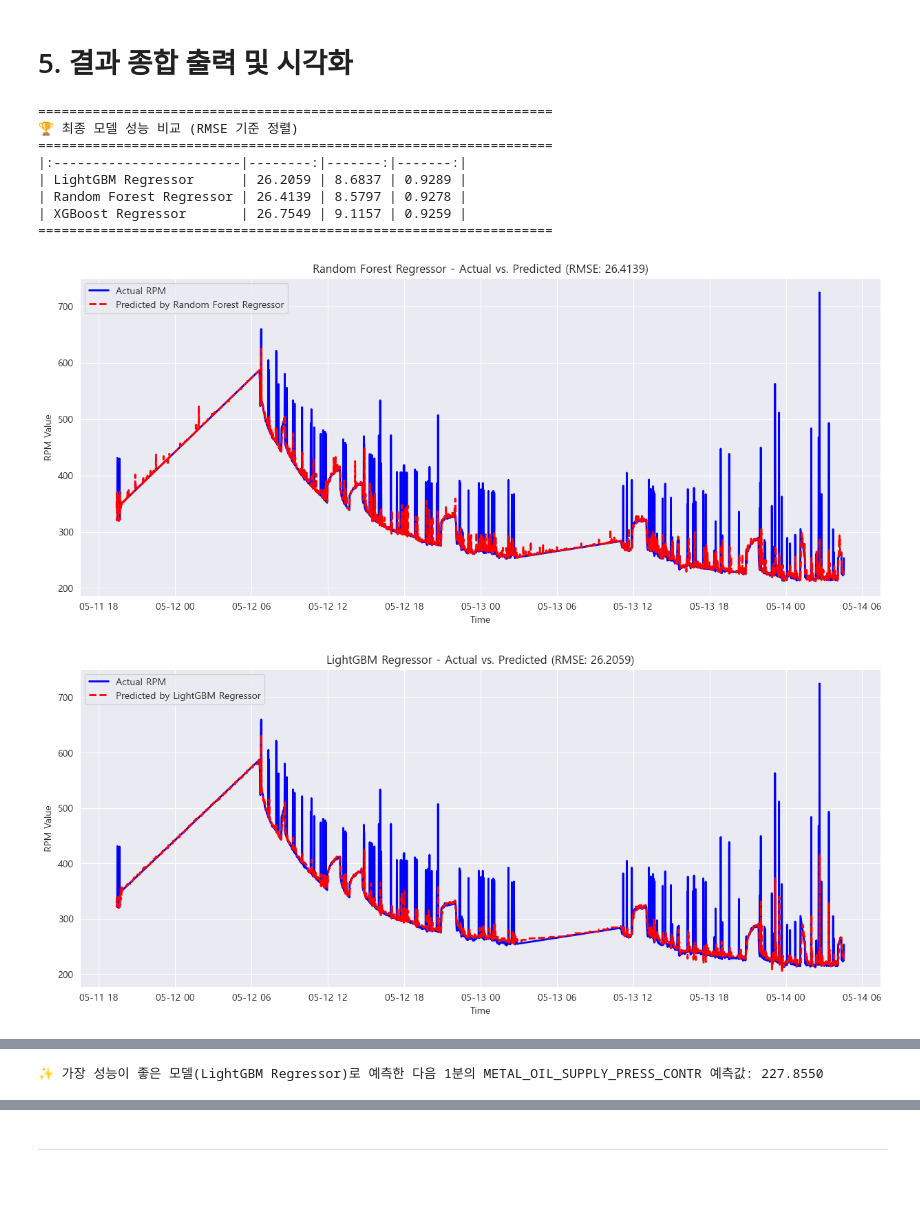
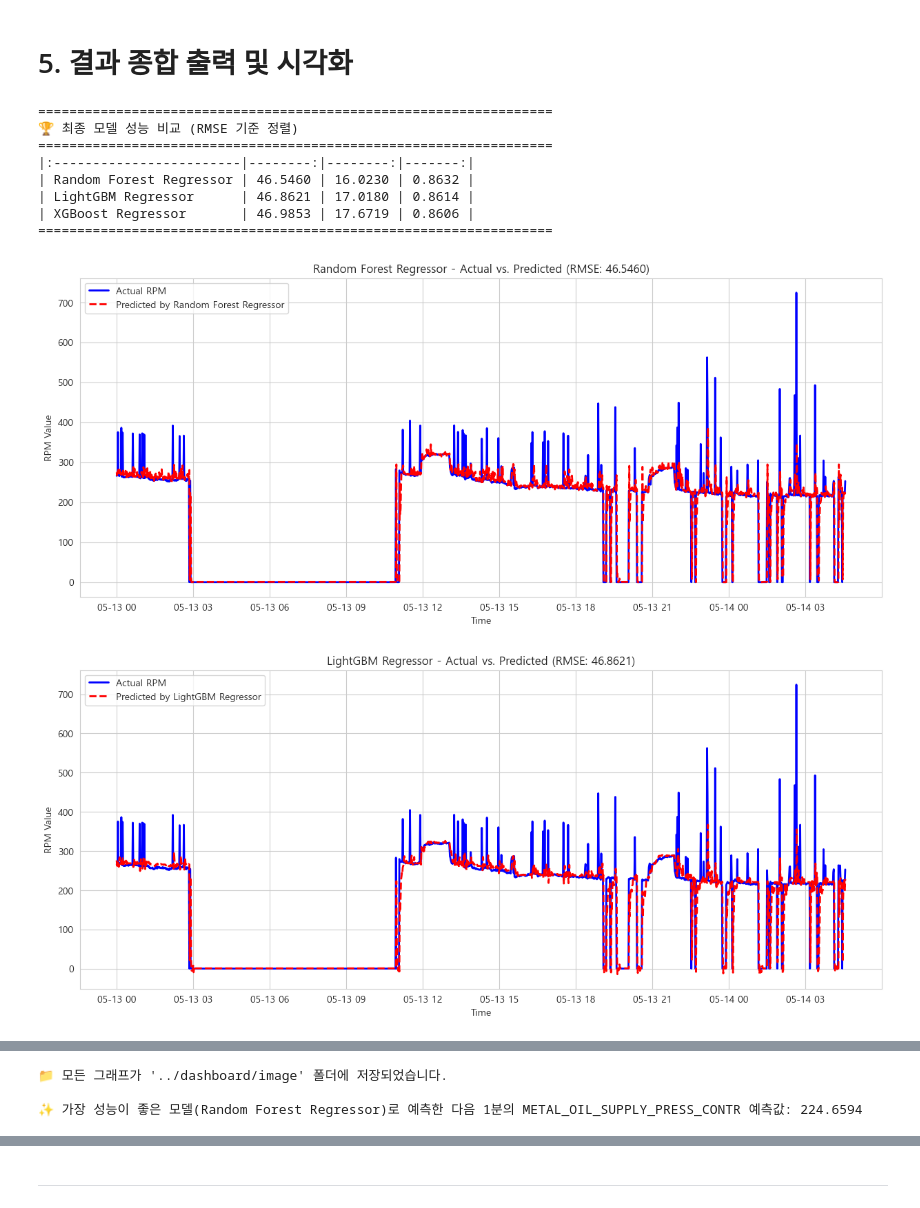
Before and after one commit to HDCLABS-NOVA/ai01-1st-1team-seokjuksun, a Jupyter notebook: code/CompForecasting.ipynb, the cells around one changed output, grey strips where cells are left out. Cells and saved outputs as stored; diff of their text form; code cells hidden in the pictures.

```diff
--- a/code/CompForecasting.ipynb
+++ b/code/CompForecasting.ipynb
@@ -69,8 +70,7 @@ df_resampled = df.resample('1T').mean()
 print(f"✅ 데이터 리샘플링 완료: 초단위 -> 1분 단위 ({df_resampled.shape[0]}개 관측치)")
 
 # 결측치 처리 (선형보간을 적용)
-df_resampled = df_resampled.interpolate(method='linear')
-df_resampled = df_resampled.fillna(df_resampled.mean())
+df_resampled = df_resampled.fillna(0)
 
 # Lag Feature 생성 (과거를 10분 데이터 특징으로 사용)
 n_lags = 10
@@ -108,10 +92,13 @@ df_features = df_features.dropna()
 X = df_features.drop(columns=[TARGET_COLUMN])
 y = df_features[TARGET_COLUMN]
 
-# 학습(Train) 및 테스트(Test) 데이터 분리
-test_size = 0.2
-test_index = int(len(X) * (1 - test_size))
-X_train, X_test = X[:test_index], X[test_index:]
-y_train, y_test = y[:test_index], y[test_index:]
-print(f"📊 학습 데이터 크기: {len(X_train)}개, 테스트 데이터 크기: {len(X_test)}개")
+# 학습(Train) 및 테스트(Test) 데이터 분리 (특정 날짜 기준)
+split_date = '2022-05-13 00:00:00'
+X_train = X[X.index < split_date]
+X_test = X[X.index >= split_date]
+y_train = y[y.index < split_date]
+y_test = y[y.index >= split_date]
+
+print(f"📊 학습 데이터: {X_train.index[0]} ~ {X_train.index[-1]} ({len(X_train)}개)")
+print(f"📊 테스트 데이터: {X_test.index[0]} ~ {X_test.index[-1]} ({len(X_test)}개)")
 # %% [output]
@@ -179,40 +167,52 @@ print("🏆 최종 모델 성능 비교 (RMSE 기준 정렬)")
 print("==================================================================")
 print(results_df.to_markdown(floatfmt=".4f"))
 print("==================================================================")
+
+# 그래프 저장 폴더 생성
+import os
+output_dir = '../dashboard/image'
+os.makedirs(output_dir, exist_ok=True)
 
 # 💡 모든 모델의 예측 결과를 개별적으로 시각화합니다.
 for model_name, data in results.items():
     predictions = data['Predictions']
     rmse_value = results_df.loc[model_name, 'RMSE'] # RMSE 값을 결과표에서 가져옴
 
     plt.figure(figsize=(15, 6))
     plt.plot(y_test.index, y_test.values, label='Actual RPM', color='blue', linewidth=2)
     plt.plot(y_test.index, predictions, label=f'Predicted by {model_name}', color='red', linestyle='--', linewidth=2)
 
     plt.title(f'{model_name} - Actual vs. Predicted (RMSE: {rmse_value:.4f})')
     plt.xlabel('Time')
     plt.ylabel('RPM Value')
     plt.legend()
     plt.grid(True)
+
+    # 그래프 저장
+    safe_model_name = "".join(c if c.isalnum() else "_" for c in model_name)
+    plt.savefig(f'{output_dir}/M_{safe_model_name}_actual_pred.png', dpi=300, bbox_inches='tight')
     plt.show()
+    plt.close()
+
+print(f"\n📁 모든 그래프가 '{output_dir}' 폴더에 저장되었습니다.")
 
 # (선택 사항) 다음 시점 예측 (가장 좋은 모델 사용)
 best_model_name = results_df.index[0]
 best_model = MODELS[best_model_name]
 
 # 예측에 사용할 데이터 (컬럼 이름 정리 필요)
 last_data = X.iloc[-1].to_frame().T
 last_data.columns = ["".join(c if c.isalnum() else "_" for c in str(x)) for x in last_data.columns]
 next_prediction = best_model.predict(last_data)
 print(f"\n✨ 가장 성능이 좋은 모델({best_model_name})로 예측한 다음 1분의 {TARGET_COLUMN} 예측값: {next_prediction[0]:.4f}")
 # %% [output]
 ==================================================================
 🏆 최종 모델 성능 비교 (RMSE 기준 정렬)
 ==================================================================
-|:------------------------|--------:|-------:|-------:|
-| LightGBM Regressor      | 26.2059 | 8.6837 | 0.9289 |
-| Random Forest Regressor | 26.4139 | 8.5797 | 0.9278 |
-| XGBoost Regressor       | 26.7549 | 9.1157 | 0.9259 |
+|:------------------------|--------:|--------:|-------:|
+| Random Forest Regressor | 46.5460 | 16.0230 | 0.8632 |
+| LightGBM Regressor      | 46.8621 | 17.0180 | 0.8614 |
+| XGBoost Regressor       | 46.9853 | 17.6719 | 0.8606 |
 ==================================================================
-[figure, old version]
+[figure, new version]
-[figure, old version]
+[figure, new version]
@@ -220 +220,3 @@ print(f"\n✨ 가장 성능이 좋은 모델({best_model_name})로 예측한 다
-✨ 가장 성능이 좋은 모델(LightGBM Regressor)로 예측한 다음 1분의 METAL_OIL_SUPPLY_PRESS_CONTR 예측값: 227.8550
+📁 모든 그래프가 '../dashboard/image' 폴더에 저장되었습니다.
+
+✨ 가장 성능이 좋은 모델(Random Forest Regressor)로 예측한 다음 1분의 METAL_OIL_SUPPLY_PRESS_CONTR 예측값: 224.6594
```
Also changed, not shown: parts of 14 cells of this notebook, 9 other files.
